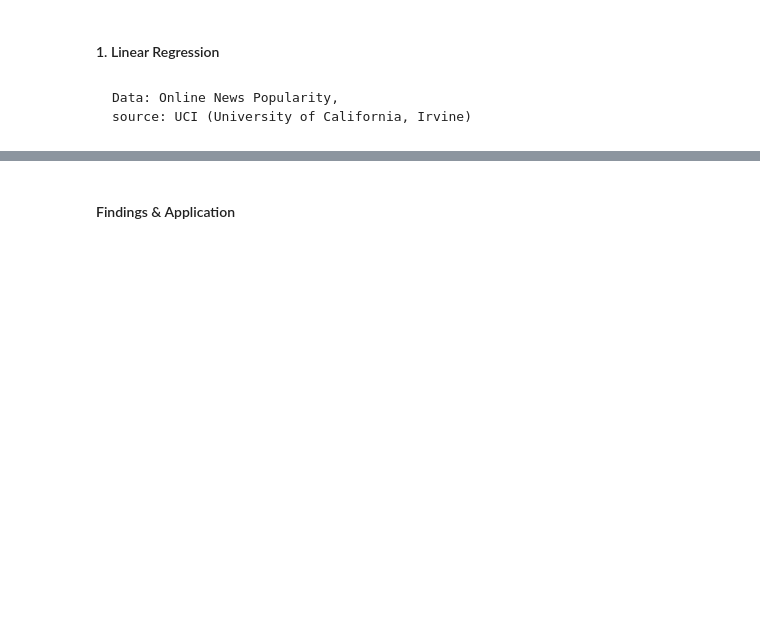
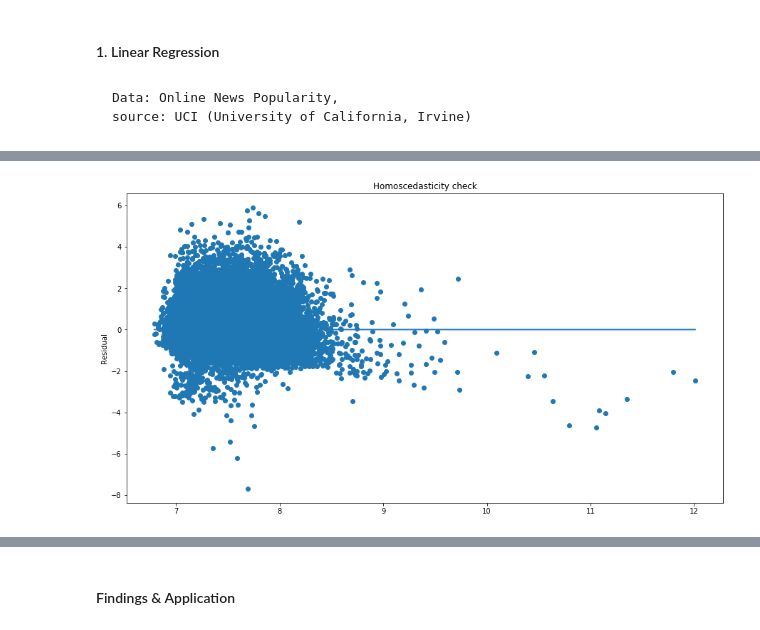
Before and after one commit to aroayeo/Predicting-Online-News-Popularity, a Jupyter notebook: Mod 4 project notebook.ipynb, the cells around one changed output, grey strips where cells are left out. Drawn from its saved outputs; the diff is of its cells as text; code cells hidden in the pictures; blank space fills up the shorter version.

```diff
--- a/Mod 4 project notebook.ipynb
+++ b/Mod 4 project notebook.ipynb
@@ -58,0 +162,4 @@ df_scale = scale(X,y)
+# %%
+var_check(model, data_subset, y)
+# %% [output]
+[figure, added]
```
Also changed, not shown: parts of 19 cells of this notebook, 3 other files.
